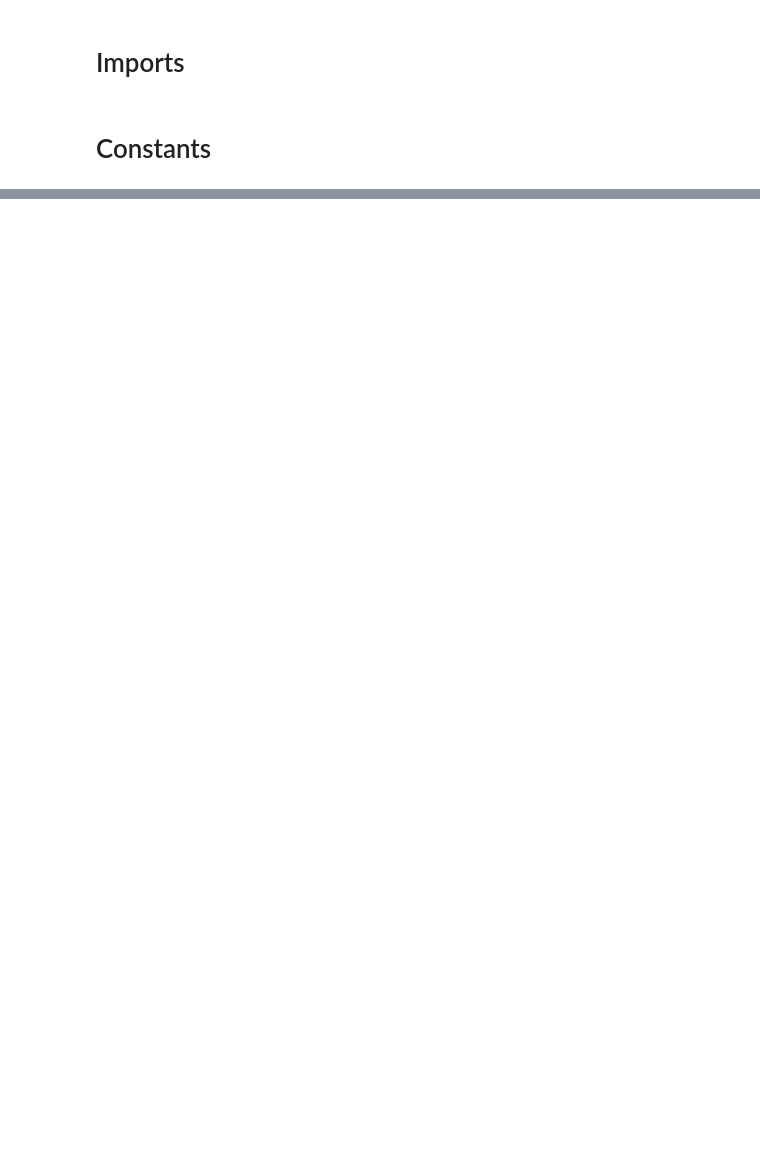
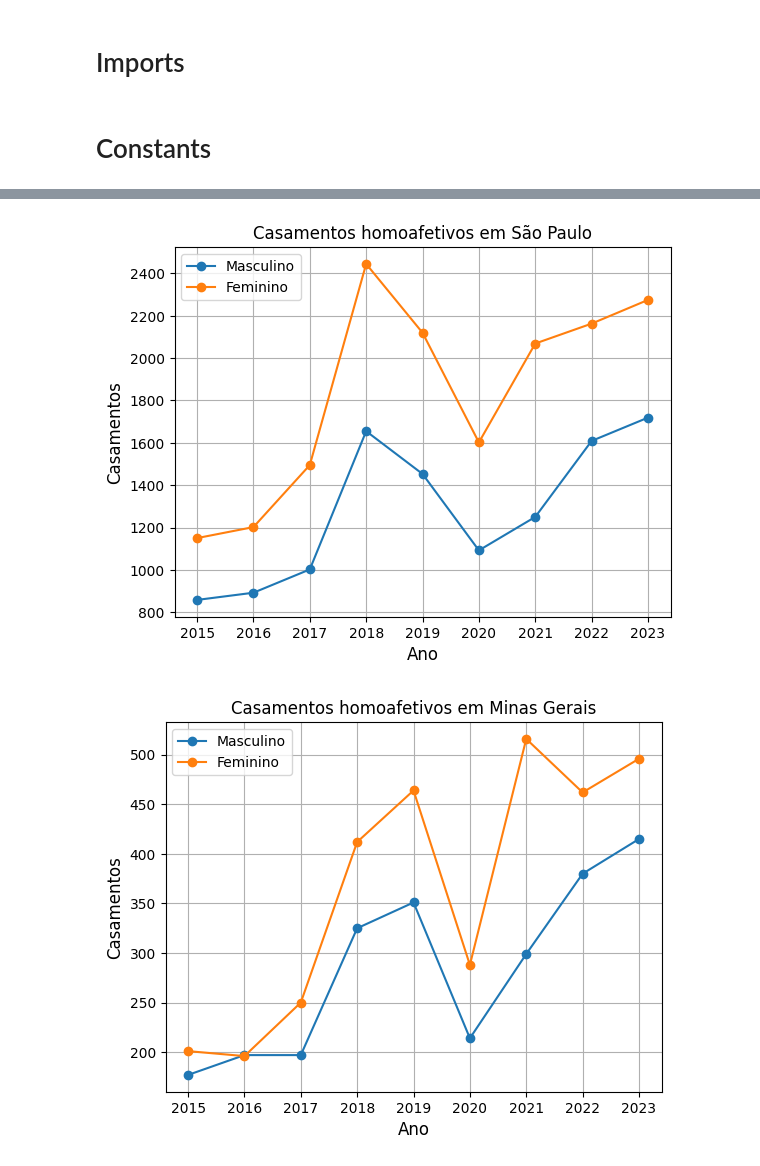
Before and after one commit to GabrielNG13/ps-mediamonks-datascience, a Jupyter notebook: report.ipynb, the cells around one changed output, grey strips where cells are left out. Cells and saved outputs as stored; diff of their text form; code cells hidden in the pictures; blank space fills up the shorter version.

```diff
--- a/report.ipynb
+++ b/report.ipynb
@@ -195,6 +289,6 @@ for uf, df in dfs_per_uf:
 # %%
-# Previous year
-previous_year = get_previous_year(raw_df)
+# Set the start and previous year
+start_year, previous_year = get_min_max_year(raw_df)
 
 # Get top 3 ufs
 top_3_ufs = get_largests_ufs_by_year(raw_df, previous_year, 3)
@@ -227,12 +321,29 @@ for uf, df in dfs_to_predict:
     # No action necessary
     rows = find_rows_with_null_values(df)
 
-    dataset = prepare_dataset(df)
+    dataset = prepare_dataset(df, start_year)
 
     # Set categorical columns
     resources_columns = ['ano', 'tempo', 'n_mes'] + [ col for col in dataset.columns if 'genero' in col ]
 
     X_predict, _ = define_dataset(dataset, resources_columns)
-    y_pred = predict(models[uf], X_predict)
+    dataset['numero'] = predict(models[uf], X_predict)
 
-    predicts[uf] = y_pred
+    predicts[uf] = dataset
+# %%
+predicted_df = pd.DataFrame()
+
+for uf, df in predicts.items():
+
+    # Format genero and numero columns
+    df = format_predicted_df(uf, df)
+
+    # Drop genero_Masculino and tempo columns
+    df = eliminate_columns(df, columns=['genero_Masculino', 'tempo', 'n_mes'])
+
+    # Add the dataframe per uf to principal dataframe
+    predicted_df = pd.concat([predicted_df, df], ignore_index=True)
+# %%
+# Join predicted data with historic data
+general_df = pd.DataFrame()
+general_df = pd.concat([raw_df, predicted_df], ignore_index=True)
@@ -238,0 +412,5 @@ for uf, df in dfs_to_predict:
+# %%
+results_per_uf_and_gender(general_df, top_3_ufs)
+# %% [output]
+[figure, added]
+[figure, added]
```
Also changed, not shown: parts of 38 cells of this notebook.
